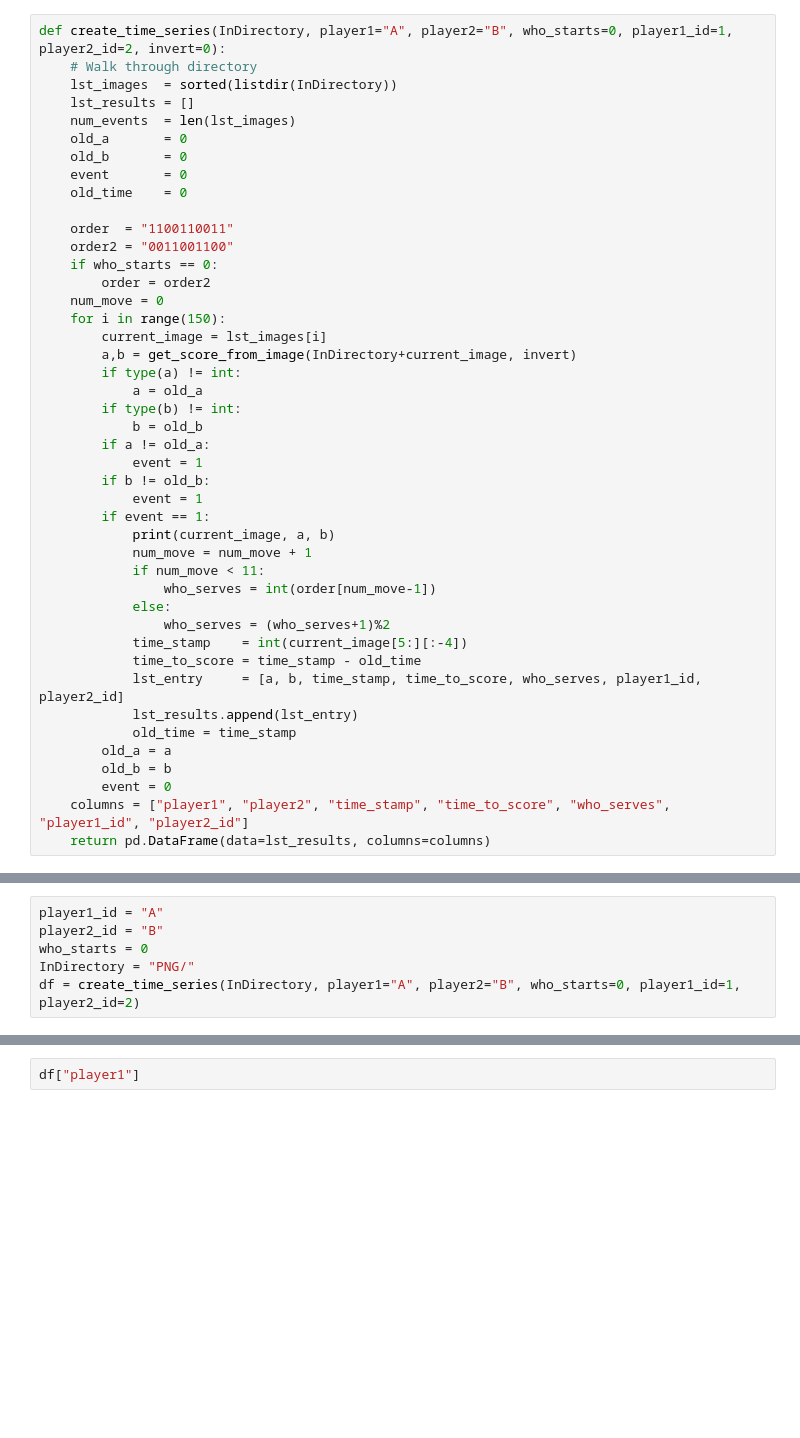
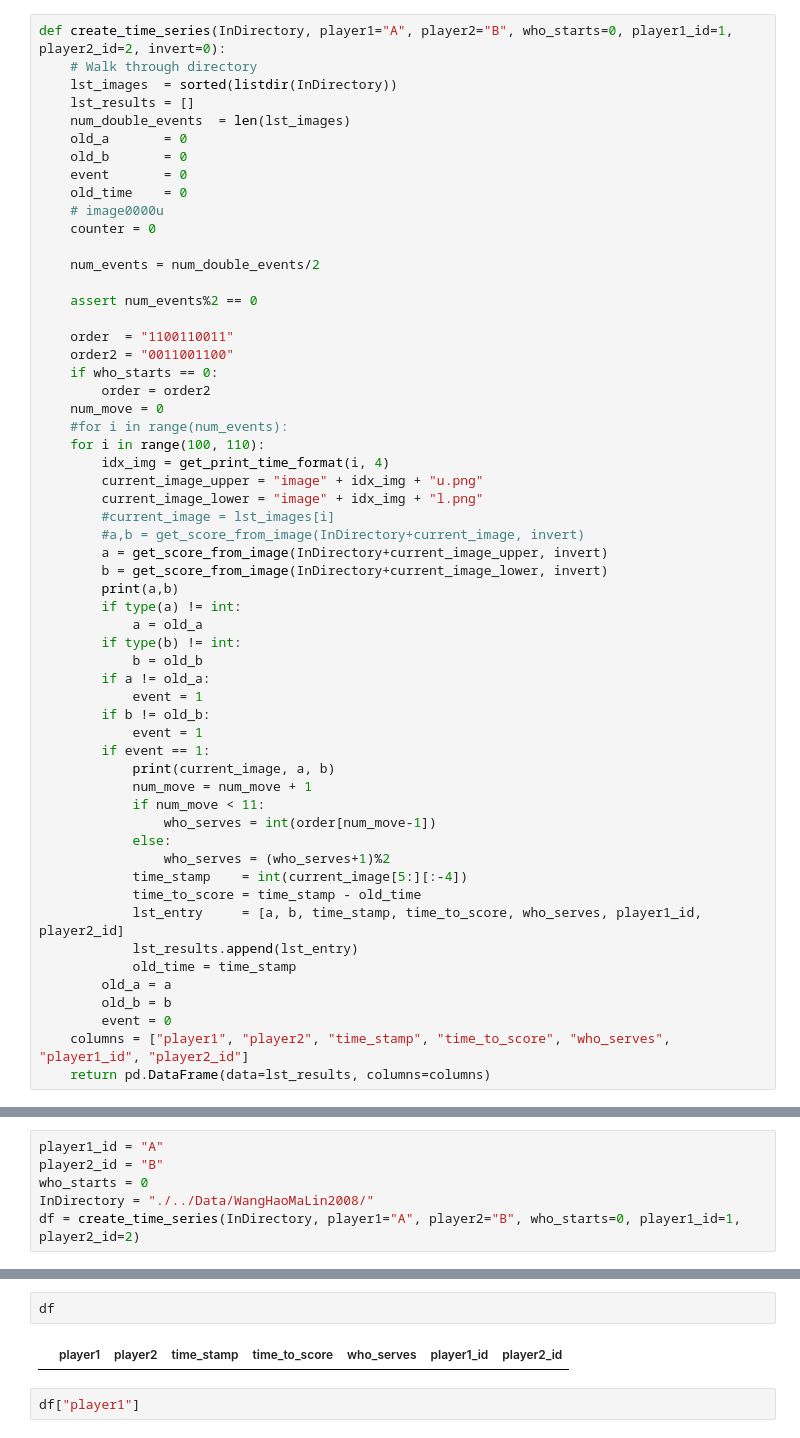
Before and after one commit to Wandergarten/OpenDataMInfo_TeamMarhack, a Jupyter notebook: Code/create_time_series.ipynb, the cells around one changed output, grey strips where cells are left out. Cells and saved outputs as stored; diff of their text form; blank space fills up the shorter version.

```diff
--- a/Code/create_time_series.ipynb
+++ b/Code/create_time_series.ipynb
@@ -21,20 +44,33 @@ def create_time_series(InDirectory, player1="A", player2="B", who_starts=0, play
     # Walk through directory
     lst_images  = sorted(listdir(InDirectory))
     lst_results = []
-    num_events  = len(lst_images)
+    num_double_events  = len(lst_images)
     old_a       = 0
     old_b       = 0
     event       = 0
     old_time    = 0
+    # image0000u
+    counter = 0
+
+    num_events = num_double_events/2
+
+    assert num_events%2 == 0
 
     order  = "1100110011"
     order2 = "0011001100"
     if who_starts == 0:
         order = order2
     num_move = 0
-    for i in range(150):
-        current_image = lst_images[i]
-        a,b = get_score_from_image(InDirectory+current_image, invert)
+    #for i in range(num_events):
+    for i in range(100, 110):
+        idx_img = get_print_time_format(i, 4)
+        current_image_upper = "image" + idx_img + "u.png"
+        current_image_lower = "image" + idx_img + "l.png"
+        #current_image = lst_images[i]
+        #a,b = get_score_from_image(InDirectory+current_image, invert)
+        a = get_score_from_image(InDirectory+current_image_upper, invert)
+        b = get_score_from_image(InDirectory+current_image_lower, invert)
+        print(a,b)
         if type(a) != int:
             a = old_a
         if type(b) != int:
@@ -84,6 +111,6 @@ sorted(listdir("./../Data/WangHaoMaLin2008_halfed/"))
 player1_id = "A"
 player2_id = "B"
 who_starts = 0
-InDirectory = "PNG/"
+InDirectory = "./../Data/WangHaoMaLin2008/"
 df = create_time_series(InDirectory, player1="A", player2="B", who_starts=0, player1_id=1, player2_id=2)
 # %% [output]
@@ -107,3 +127,7 @@ image148.png 6 6
+# %%
+df
+# %% [output]
+|  | player1 | player2 | time_stamp | time_to_score | who_serves | player1_id | player2_id |
 # %%
 df["player1"]
 # %% [output]
```
Also changed, not shown: parts of 6 cells of this notebook.
